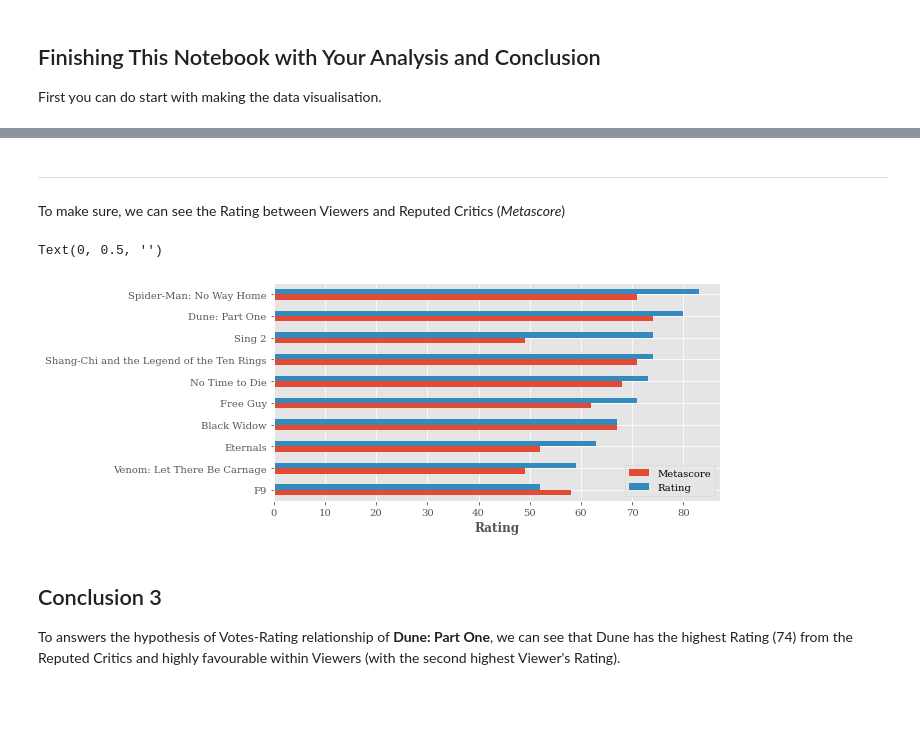
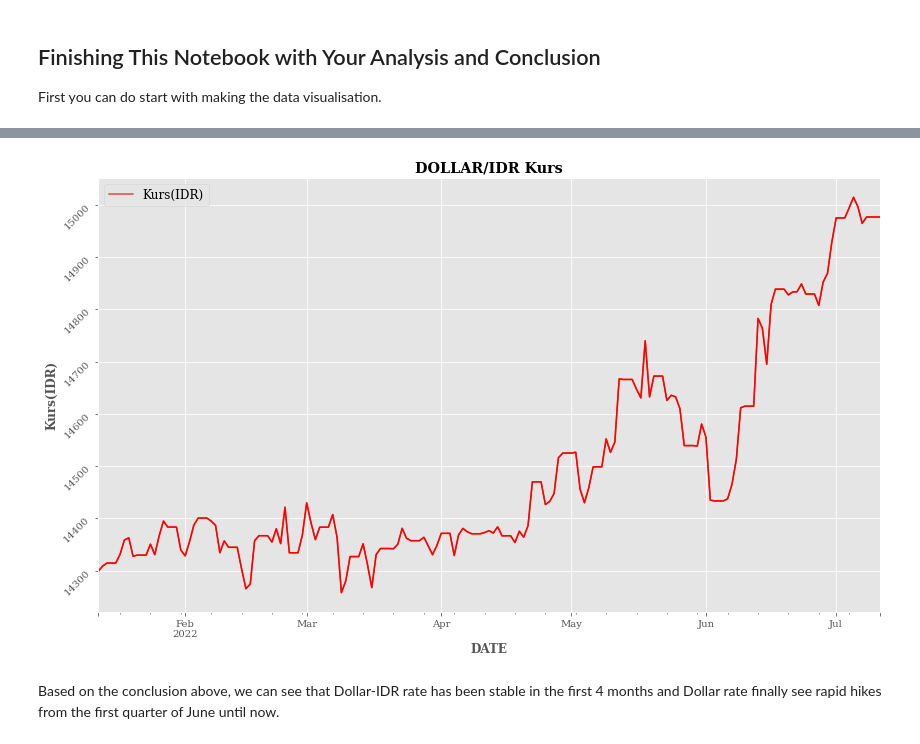
Before and after one commit to RanggaGemilang/da-capstone-webscrapping-medium, a Jupyter notebook: Notebook Skeleton Guide Capstone Beautiful Soup.ipynb, the cells around one changed output, grey strips where cells are left out. Saved outputs shown, nothing was run; the diff lists cells and outputs as text; code cells hidden in the pictures; blank space fills up the shorter version.

```diff
--- a/Notebook Skeleton Guide Capstone Beautiful Soup.ipynb
+++ b/Notebook Skeleton Guide Capstone Beautiful Soup.ipynb
@@ -232,4 +149,0 @@ This might be because Dune's late popularity that has increased after the movie
-# %% [markdown]
--------------------------------------------------------------------------------------------------------------------------------
-# %% [markdown]
-To make sure, we can see the Rating between Viewers and Reputed Critics (_Metascore_)
@@ -246,12 +150,16 @@ df2['Metascore'] = df2['Metascore'].astype('int64')
-# %%
-df_rating = df2.groupby('Title').sum()[['Metascore','Rating']].sort_values(by='Rating',ascending=True)
-df_rating.plot.barh(figsize=(8,4))
-plt.xlabel("Rating", fontweight='bold')
-plt.ylabel('')
-# %% [output]
-Text(0, 0.5, '')
-[figure, removed]
-# %% [markdown]
-## Conclusion 3
-
-To answers the hypothesis of Votes-Rating relationship of **Dune: Part One**, we can see that Dune has the highest Rating (74) from the Reputed Critics and highly favourable within Viewers (with the second highest Viewer's Rating).
+# %%
+ax = df.plot(figsize=(14, 8))
+ax.plot(df.index.values,
+        df['Kurs(IDR)'],
+       color='red')
+
+plt.xlabel("DATE", fontweight='bold')
+plt.ylabel("Kurs(IDR)", fontweight='bold')
+plt.title("DOLLAR/IDR Kurs", fontweight='bold')
+plt.yticks(rotation=45)
+plt.legend(fontsize=12)
+plt.show()
+# %% [output]
+[figure, added]
+# %% [markdown]
+Based on the conclusion above, we can see that Dollar-IDR rate has been stable in the first 4 months and Dollar rate finally see rapid hikes from the first quarter of June until now.
```
Also changed, not shown: parts of 40 cells of this notebook, 2 other files.
